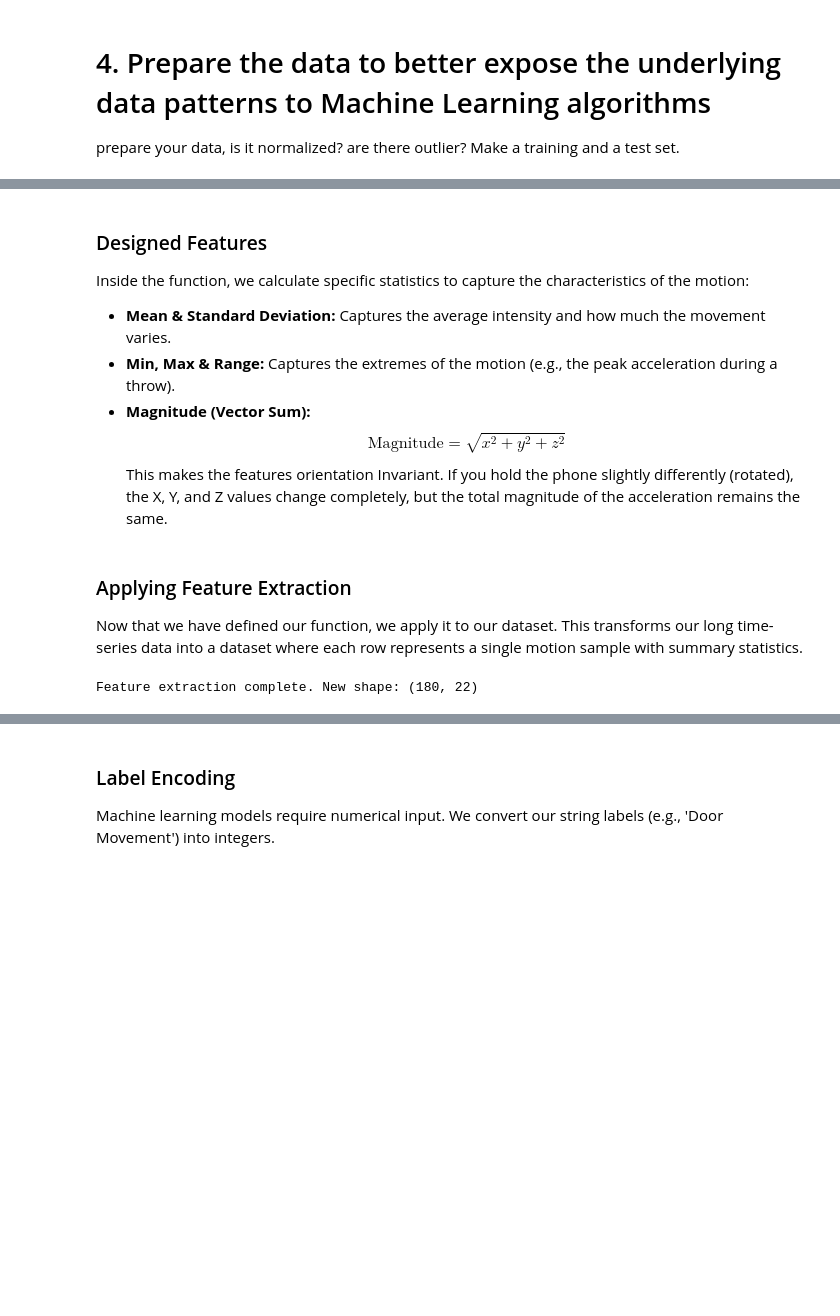
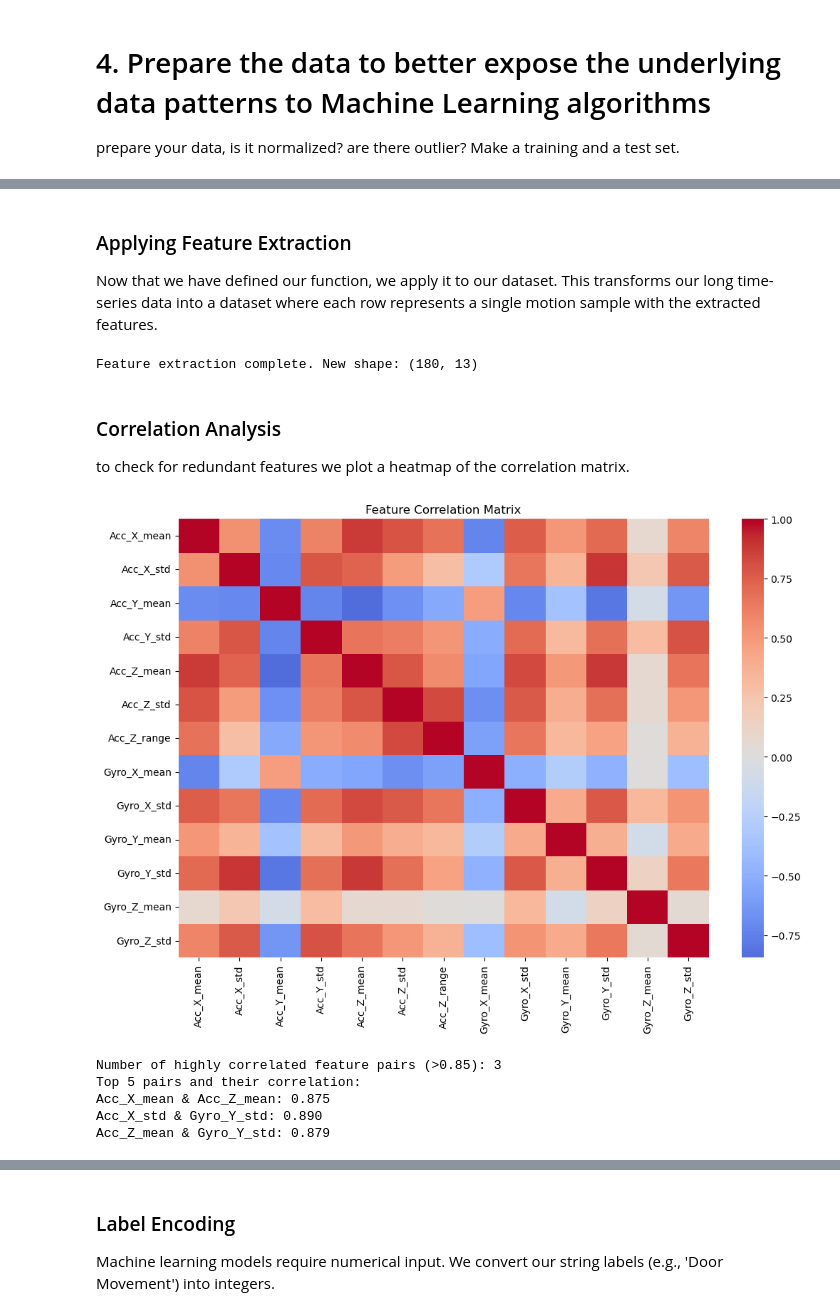
Before and after one commit to Roelvdll/AIS, a Jupyter notebook: assignment 1/Group_Assignment1_HumanActivity.ipynb, the cells around one changed output, grey strips where cells are left out. Cells and saved outputs as stored; diff of their text form; code cells hidden in the pictures; blank space fills up the shorter version.

Commit message:
Add correlation matrix images for analysis: v1.jpeg, v2.png, and v3.png

```diff
--- a/assignment 1/Group_Assignment1_HumanActivity.ipynb
+++ b/assignment 1/Group_Assignment1_HumanActivity.ipynb
@@ -327,37 +357,65 @@ def extract_features(df):
         for col in sensor_cols:
             sample_features[f'{col}_mean'] = group[col].mean()
             sample_features[f'{col}_std'] = group[col].std()
-            sample_features[f'{col}_range'] = group[col].max() - group[col].min()
+        ## only allow range feature for Z axis to reduce feature correlation
+            if col == 'Acc_Z' :
+                sample_features[f'{col}_range'] = group[col].max() - group[col].min()
 
+        ## -- commend out since we dropped magnitude features for now -- ##
         # Acc Magnitude = sqrt(x^2 + y^2 + z^2)
-        acc_mag = np.sqrt(group['Acc_X']**2 + group['Acc_Y']**2 + group['Acc_Z']**2)
-        sample_features['Acc_Mag_mean'] = acc_mag.mean()
-        sample_features['Acc_Mag_std'] = acc_mag.std()
+        # acc_mag = np.sqrt(group['Acc_X']**2 + group['Acc_Y']**2 + group['Acc_Z']**2)
+        # sample_features['Acc_Mag_mean'] = acc_mag.mean()
+        # sample_features['Acc_Mag_std'] = acc_mag.std()
 
-        gyro_mag = np.sqrt(group['Gyro_X']**2 + group['Gyro_Y']**2 + group['Gyro_Z']**2)
-        sample_features['Gyro_Mag_mean'] = gyro_mag.mean()
-        sample_features['Gyro_Mag_std'] = gyro_mag.std()
+        # gyro_mag = np.sqrt(group['Gyro_X']**2 + group['Gyro_Y']**2 + group['Gyro_Z']**2)
+        # sample_features['Gyro_Mag_mean'] = gyro_mag.mean()
+        # sample_features['Gyro_Mag_std'] = gyro_mag.std()
+        ## --------------------------------------------------------- ##
 
         features.append(sample_features)
         labels.append(activity)
 
     return pd.DataFrame(features), pd.Series(labels)
-# %% [markdown]
-### Designed Features
-
-Inside the function, we calculate specific statistics to capture the characteristics of the motion:
-
-*   **Mean & Standard Deviation:** Captures the average intensity and how much the movement varies.
-*   **Min, Max & Range:** Captures the extremes of the motion (e.g., the peak acceleration during a throw).
-*   **Magnitude (Vector Sum):**
-    $$ \text{Magnitude} = \sqrt{x^2 + y^2 + z^2} $$
-    This makes the features orientation Invariant. If you hold the phone slightly differently (rotated), the X, Y, and Z values change completely, but the total magnitude of the acceleration remains the same.
 # %% [markdown]
 ### Applying Feature Extraction
-Now that we have defined our function, we apply it to our dataset. This transforms our long time-series data into a dataset where each row represents a single motion sample with summary statistics.
+Now that we have defined our function, we apply it to our dataset. This transforms our long time-series data into a dataset where each row represents a single motion sample with the extracted features.
 # %%
 # Apply feature extraction
 X_raw, y_raw = extract_features(df_final)
 print(f"Feature extraction complete. New shape: {X_raw.shape}")
 # %% [output]
-Feature extraction complete. New shape: (180, 22)
+Feature extraction complete. New shape: (180, 13)
+# %% [markdown]
+### Correlation Analysis
+to check for redundant features we plot a heatmap of the correlation matrix.
+# %%
+import seaborn as sns
+import matplotlib.pyplot as plt
+
+# Calculate correlation matrix
+corr_matrix = X_raw.corr()
+
+# Plot heatmap
+plt.figure(figsize=(12, 8))
+sns.heatmap(corr_matrix, cmap='coolwarm', center=0)
+plt.title('Feature Correlation Matrix')
+plt.show()
+
+# Check for high correlation
+high_corr = np.where(np.abs(corr_matrix) > 0.85)
+high_corr_pairs = [(corr_matrix.index[x], corr_matrix.columns[y])
+                   for x, y in zip(*high_corr) if x != y and x < y]
+
+print(f"Number of highly correlated feature pairs (>0.85): {len(high_corr_pairs)}")
+if high_corr_pairs:
+    print("Top 5 pairs and their correlation:")
+    for pair in high_corr_pairs[:5]:
+        value = corr_matrix.loc[pair[0], pair[1]]
+        print(f"{pair[0]} & {pair[1]}: {value:.3f}")
+# %% [output]
+[figure, added]
+Number of highly correlated feature pairs (>0.85): 3
+Top 5 pairs and their correlation:
+Acc_X_mean & Acc_Z_mean: 0.875
+Acc_X_std & Gyro_Y_std: 0.890
+Acc_Z_mean & Gyro_Y_std: 0.879
```
Also changed, not shown: parts of 7 cells of this notebook, 3 other files.
